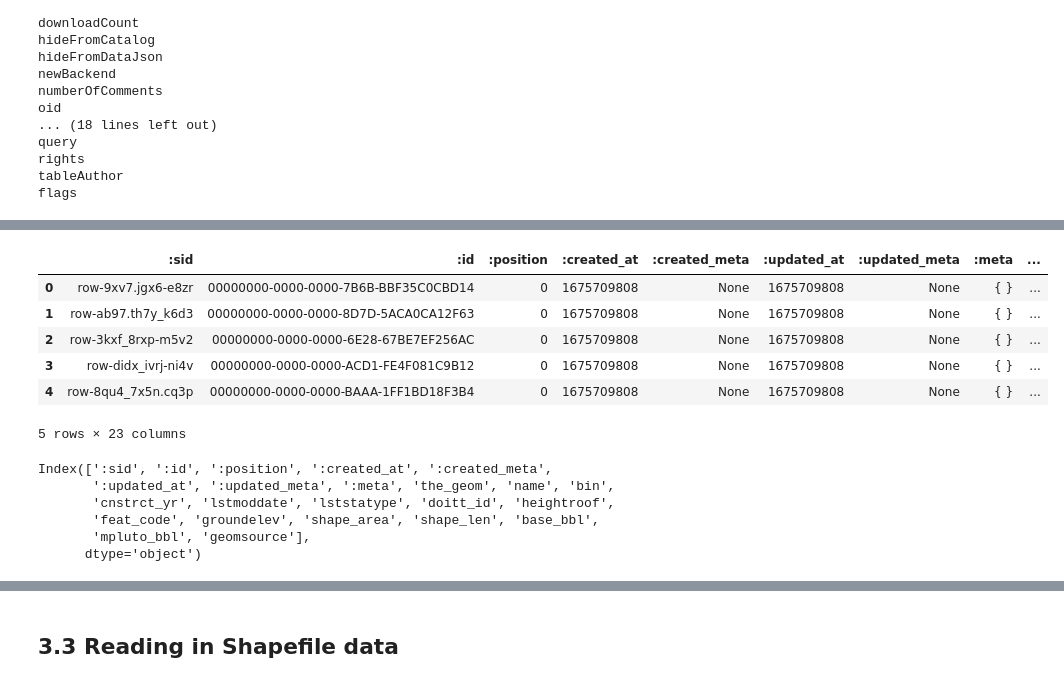
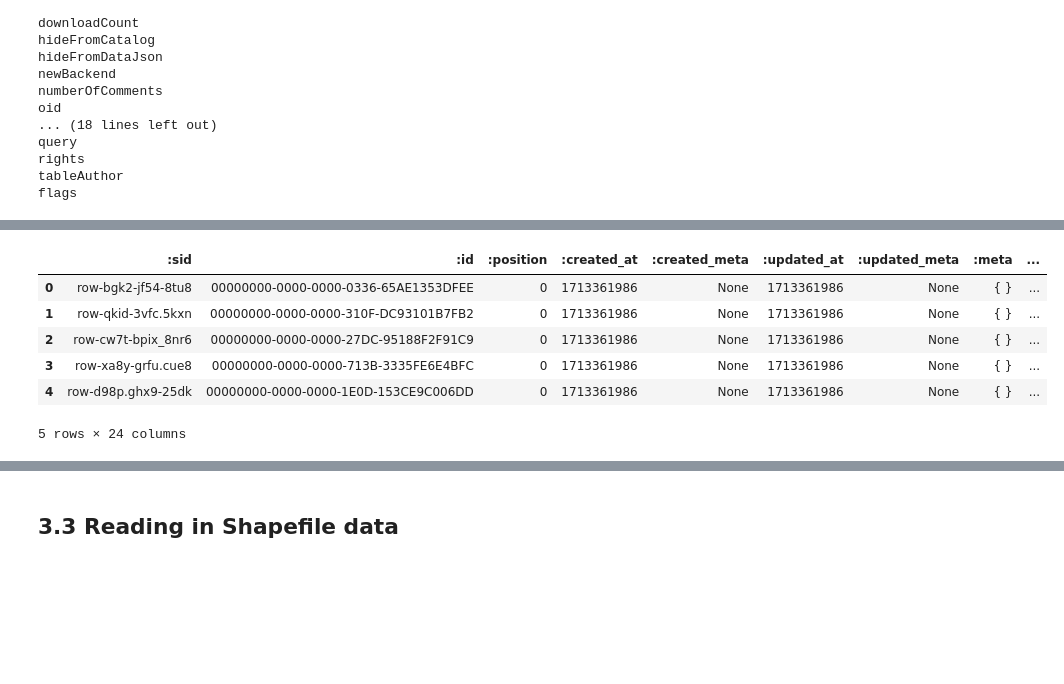
Before and after one commit to mebauer/data-analysis-using-python, a Jupyter notebook: 1-reading-writing-files.ipynb, the cells around one changed output, grey strips where cells are left out. Saved outputs shown, nothing was run; the diff lists cells and outputs as text; code cells hidden in the pictures; blank space fills up the shorter version.

```diff
--- a/1-reading-writing-files.ipynb
+++ b/1-reading-writing-files.ipynb
@@ -558,23 +553,13 @@ geomsource
 # %%
 # constructing a dataframe
-df_json = pd.DataFrame(data['data'],
-                       columns=col_names)
+df_json = pd.DataFrame(data['data'], columns=col_names)
 
 df_json.head()
 # %% [output]
 |  | :sid | :id | :position | :created_at | :created_meta | :updated_at | :updated_meta | :meta | ... |
-| 0 | row-9xv7.jgx6-e8zr | 00000000-0000-0000-7B6B-BBF35C0CBD14 | 0 | 1675709808 | None | 1675709808 | None | { } | ... |
-| 1 | row-ab97.th7y_k6d3 | 00000000-0000-0000-8D7D-5ACA0CA12F63 | 0 | 1675709808 | None | 1675709808 | None | { } | ... |
-| 2 | row-3kxf_8rxp-m5v2 | 00000000-0000-0000-6E28-67BE7EF256AC | 0 | 1675709808 | None | 1675709808 | None | { } | ... |
-| 3 | row-didx_ivrj-ni4v | 00000000-0000-0000-ACD1-FE4F081C9B12 | 0 | 1675709808 | None | 1675709808 | None | { } | ... |
-| 4 | row-8qu4_7x5n.cq3p | 00000000-0000-0000-BAAA-1FF1BD18F3B4 | 0 | 1675709808 | None | 1675709808 | None | { } | ... |
+| 0 | row-bgk2-jf54-8tu8 | 00000000-0000-0000-0336-65AE1353DFEE | 0 | 1713361986 | None | 1713361986 | None | { } | ... |
+| 1 | row-qkid-3vfc.5kxn | 00000000-0000-0000-310F-DC93101B7FB2 | 0 | 1713361986 | None | 1713361986 | None | { } | ... |
+| 2 | row-cw7t-bpix_8nr6 | 00000000-0000-0000-27DC-95188F2F91C9 | 0 | 1713361986 | None | 1713361986 | None | { } | ... |
+| 3 | row-xa8y-grfu.cue8 | 00000000-0000-0000-713B-3335FE6E4BFC | 0 | 1713361986 | None | 1713361986 | None | { } | ... |
+| 4 | row-d98p.ghx9-25dk | 00000000-0000-0000-1E0D-153CE9C006DD | 0 | 1713361986 | None | 1713361986 | None | { } | ... |
-5 rows × 23 columns
+5 rows × 24 columns
-# %%
-df_json.columns
-# %% [output]
-Index([':sid', ':id', ':position', ':created_at', ':created_meta',
-       ':updated_at', ':updated_meta', ':meta', 'the_geom', 'name', 'bin',
-       'cnstrct_yr', 'lstmoddate', 'lststatype', 'doitt_id', 'heightroof',
-       'feat_code', 'groundelev', 'shape_area', 'shape_len', 'base_bbl',
-       'mpluto_bbl', 'geomsource'],
-      dtype='object')
```
Also changed, not shown: parts of 49 cells of this notebook, 10 other files.
